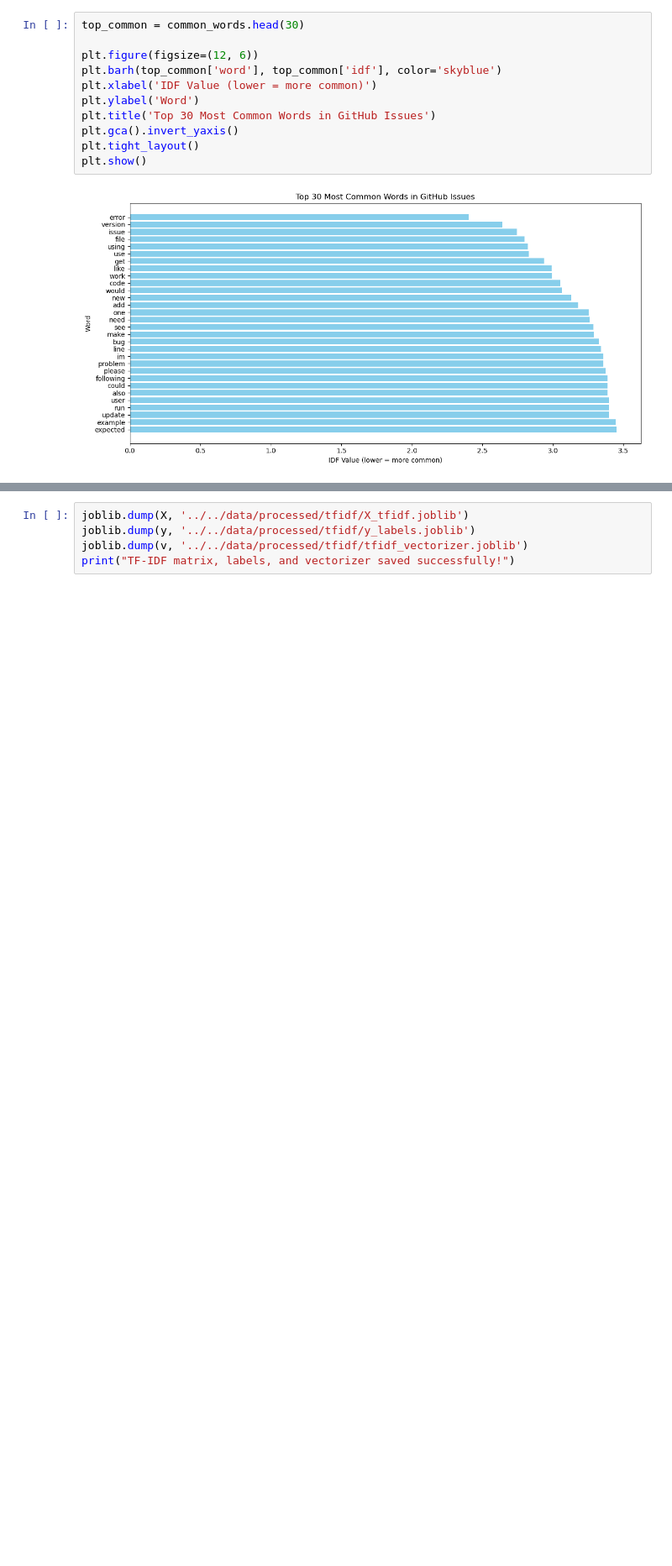
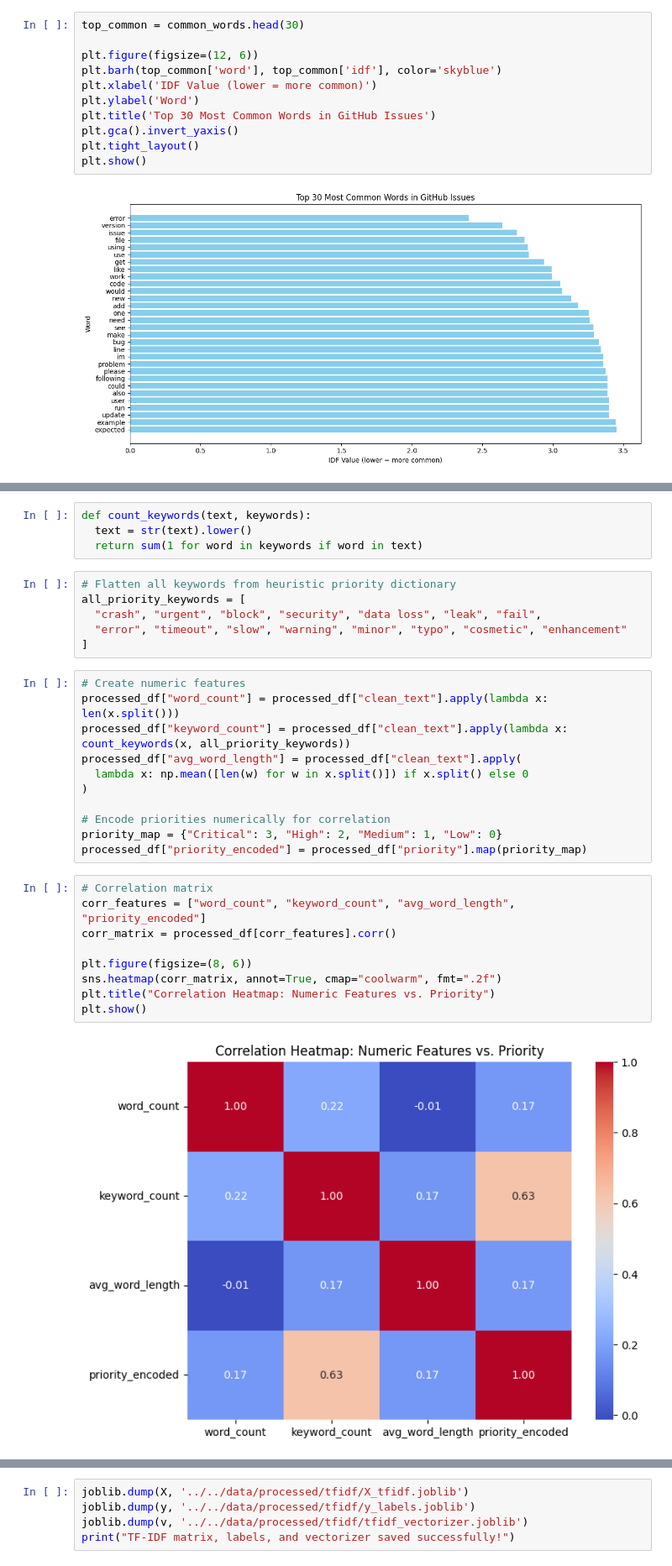
Before and after one commit to erenceh/ml-bug-prediction, a Jupyter notebook: ml/notebooks/01_Exploration_Data_Analysis.ipynb, the cells around one changed output, grey strips where cells are left out. Shown at 84% size. Saved outputs shown, nothing was run; the diff lists cells and outputs as text; blank space fills up the shorter version.

```diff
--- a/ml/notebooks/01_Exploration_Data_Analysis.ipynb
+++ b/ml/notebooks/01_Exploration_Data_Analysis.ipynb
@@ -402,0 +425,32 @@ plt.show()
+# %%
+def count_keywords(text, keywords):
+  text = str(text).lower()
+  return sum(1 for word in keywords if word in text)
+# %%
+# Flatten all keywords from heuristic priority dictionary
+all_priority_keywords = [
+  "crash", "urgent", "block", "security", "data loss", "leak", "fail",
+  "error", "timeout", "slow", "warning", "minor", "typo", "cosmetic", "enhancement"
+]
+# %%
+# Create numeric features
+processed_df["word_count"] = processed_df["clean_text"].apply(lambda x: len(x.split()))
+processed_df["keyword_count"] = processed_df["clean_text"].apply(lambda x: count_keywords(x, all_priority_keywords))
+processed_df["avg_word_length"] = processed_df["clean_text"].apply(
+  lambda x: np.mean([len(w) for w in x.split()]) if x.split() else 0
+)
+
+# Encode priorities numerically for correlation
+priority_map = {"Critical": 3, "High": 2, "Medium": 1, "Low": 0}
+processed_df["priority_encoded"] = processed_df["priority"].map(priority_map)
+# %%
+# Correlation matrix
+corr_features = ["word_count", "keyword_count", "avg_word_length", "priority_encoded"]
+corr_matrix = processed_df[corr_features].corr()
+
+plt.figure(figsize=(8, 6))
+sns.heatmap(corr_matrix, annot=True, cmap="coolwarm", fmt=".2f")
+plt.title("Correlation Heatmap: Numeric Features vs. Priority")
+plt.show()
+# %% [output]
+[figure, added]
```
Also changed, not shown: parts of 13 cells of this notebook, 2 other files.
